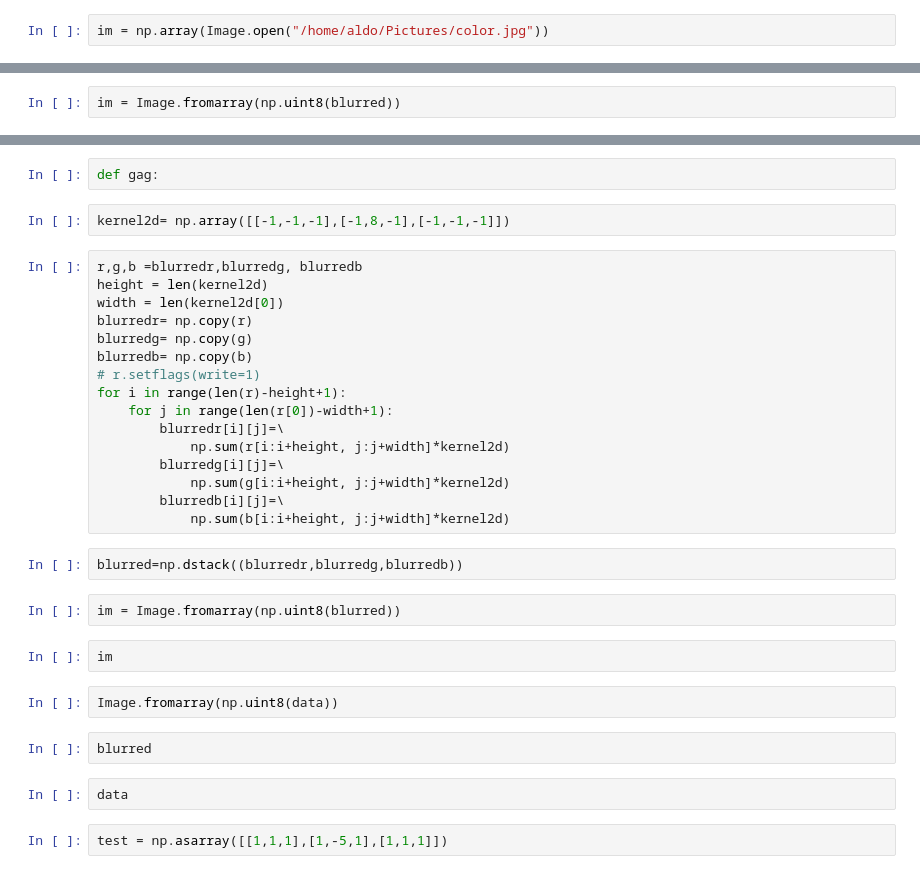
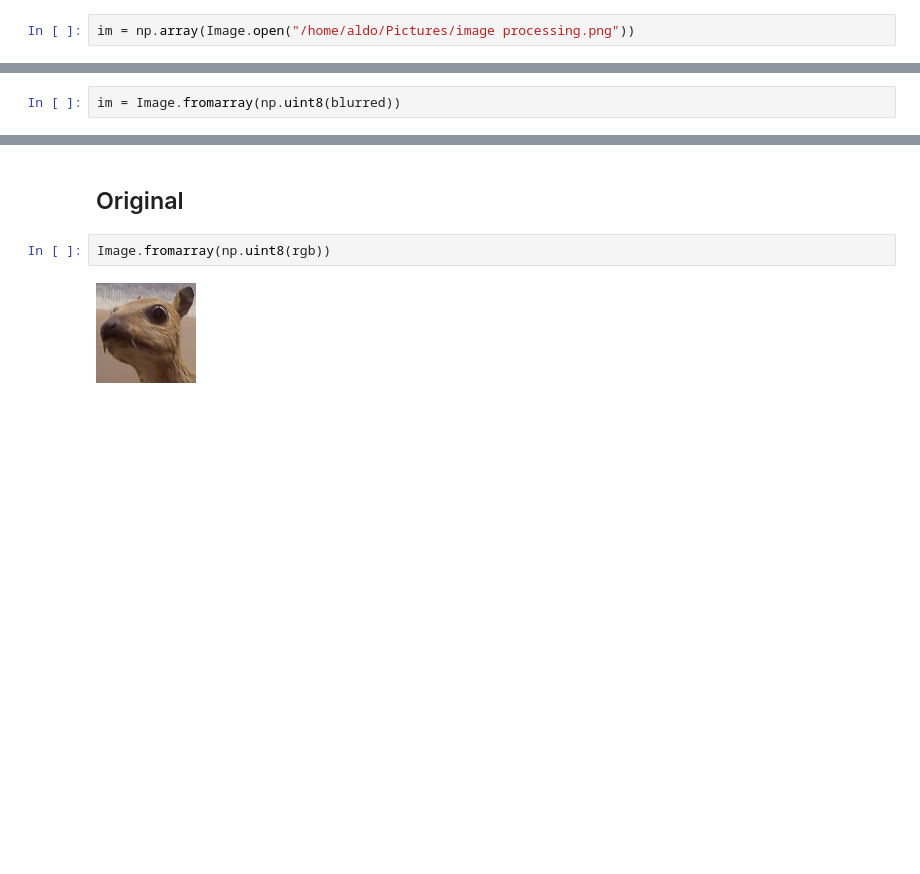
Before and after one commit to nmit-406/image-processing-labs, a Jupyter notebook: 09-26 Filtering and Convolution/khuslen's.ipynb, the cells around one changed output, grey strips where cells are left out. Drawn from its saved outputs; the diff is of its cells as text; blank space fills up the shorter version.

```diff
--- a/09-26 Filtering and Convolution/khuslen's.ipynb
+++ b/09-26 Filtering and Convolution/khuslen's.ipynb
@@ -12,5 +8,5 @@ cwd
 # %%
-im = np.array(Image.open("/home/aldo/Pictures/color.jpg"))
+im = np.array(Image.open("/home/aldo/Pictures/image processing.png"))
 # %%
 im.shape
 # %% [output]
@@ -144,34 +146,6 @@ im
-# %%
-def gag:
-# %%
-kernel2d= np.array([[-1,-1,-1],[-1,8,-1],[-1,-1,-1]])
-# %%
-r,g,b =blurredr,blurredg, blurredb
-height = len(kernel2d)
-width = len(kernel2d[0])
-blurredr= np.copy(r)
-blurredg= np.copy(g)
-blurredb= np.copy(b)
-# r.setflags(write=1)
-for i in range(len(r)-height+1):
-    for j in range(len(r[0])-width+1):
-        blurredr[i][j]=\
-            np.sum(r[i:i+height, j:j+width]*kernel2d)
-        blurredg[i][j]=\
-            np.sum(g[i:i+height, j:j+width]*kernel2d)
-        blurredb[i][j]=\
-            np.sum(b[i:i+height, j:j+width]*kernel2d)
-# %%
-blurred=np.dstack((blurredr,blurredg,blurredb))
+# %% [markdown]
+## Original
 # %%
-im = Image.fromarray(np.uint8(blurred))
+Image.fromarray(np.uint8(rgb))
+# %% [output]
+[figure, added]
-# %%
-im
-# %%
-Image.fromarray(np.uint8(data))
-# %%
-blurred
-# %%
-data
-# %%
-test = np.asarray([[1,1,1],[1,-5,1],[1,1,1]])
```
Also changed, not shown: parts of 13 cells of this notebook.
